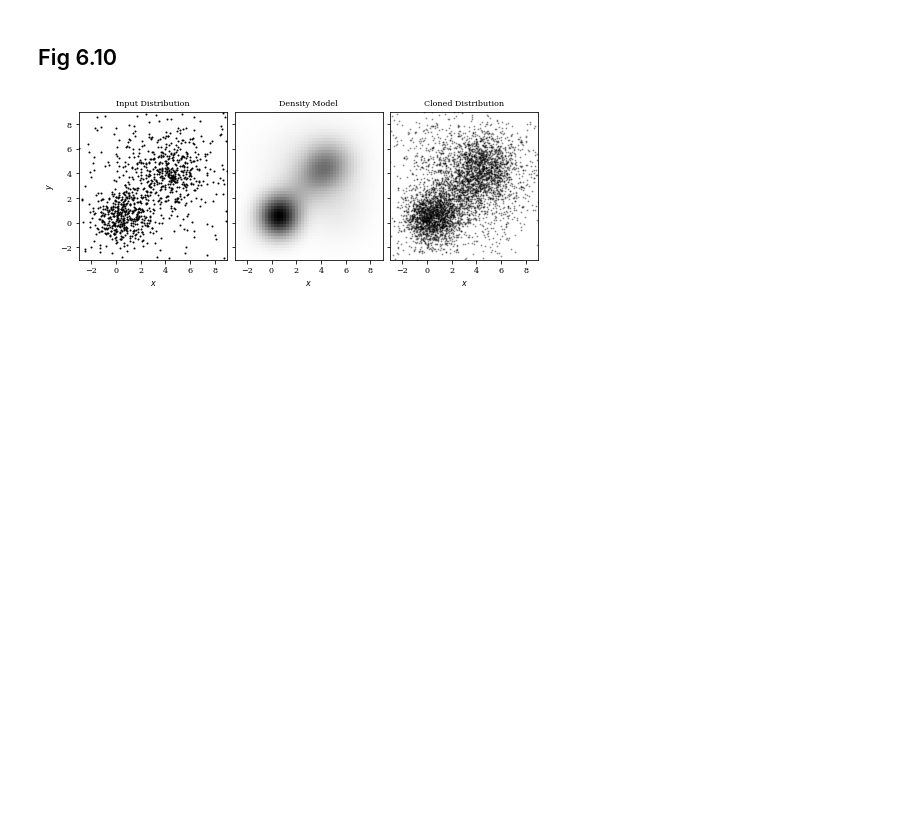
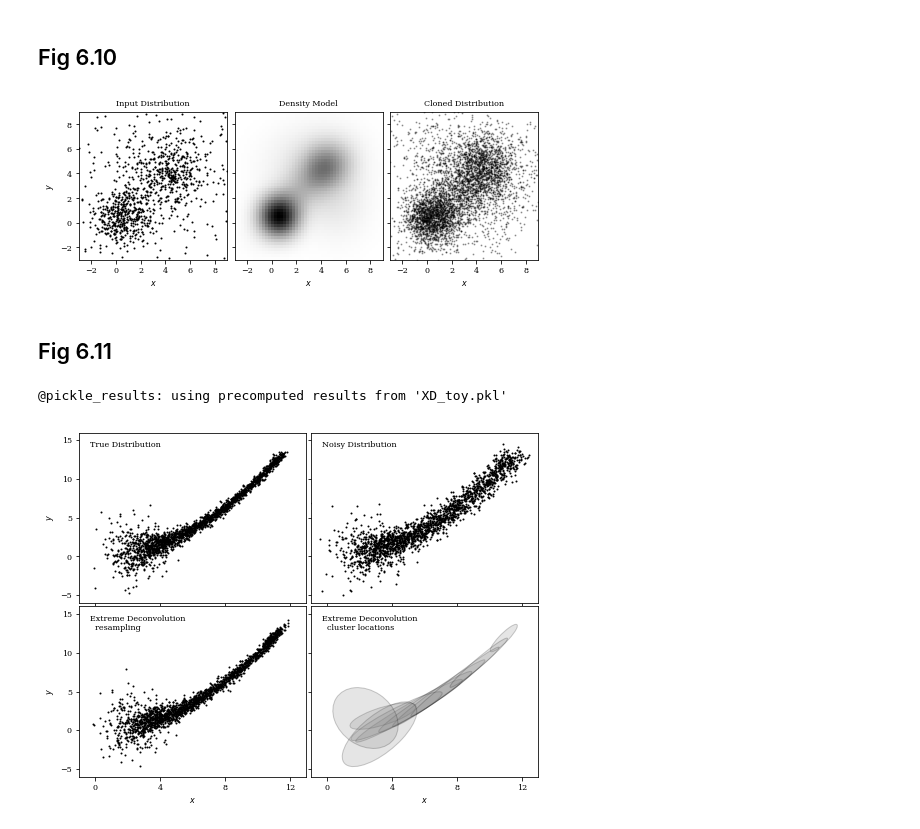
Before and after one commit to oskarkleincentre/MachineLearningInAstronomy, a Jupyter notebook: classes/Hand_On_2/Figure_scripts/Hands_on_Ch6.ipynb, the cells around one changed output. Drawn from its saved outputs; the diff is of its cells as text; code cells hidden in the pictures; blank space fills up the shorter version.

```diff
--- a/classes/Hand_On_2/Figure_scripts/Hands_on_Ch6.ipynb
+++ b/classes/Hand_On_2/Figure_scripts/Hands_on_Ch6.ipynb
@@ -108,3 +108,10 @@ run ./fig9_GMM_BIC_number_of_clusters.py
 run ./fig10_GMM_distribClone.py
 # %% [output]
 [figure]
+# %% [markdown]
+## Fig 6.11
+# %%
+run ./fig11_XD_example.py
+# %% [output]
+@pickle_results: using precomputed results from 'XD_toy.pkl'
+[figure, added]
```
Also changed, not shown: parts of 6 cells of this notebook, 7 other files.
